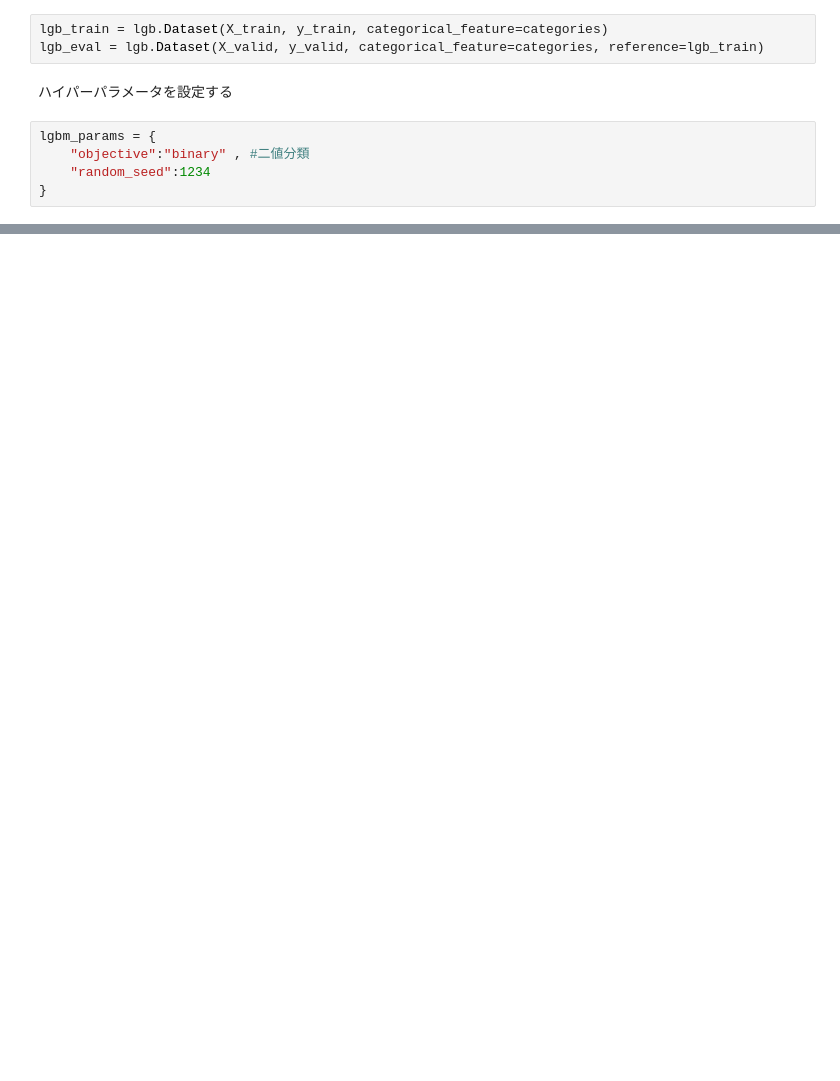
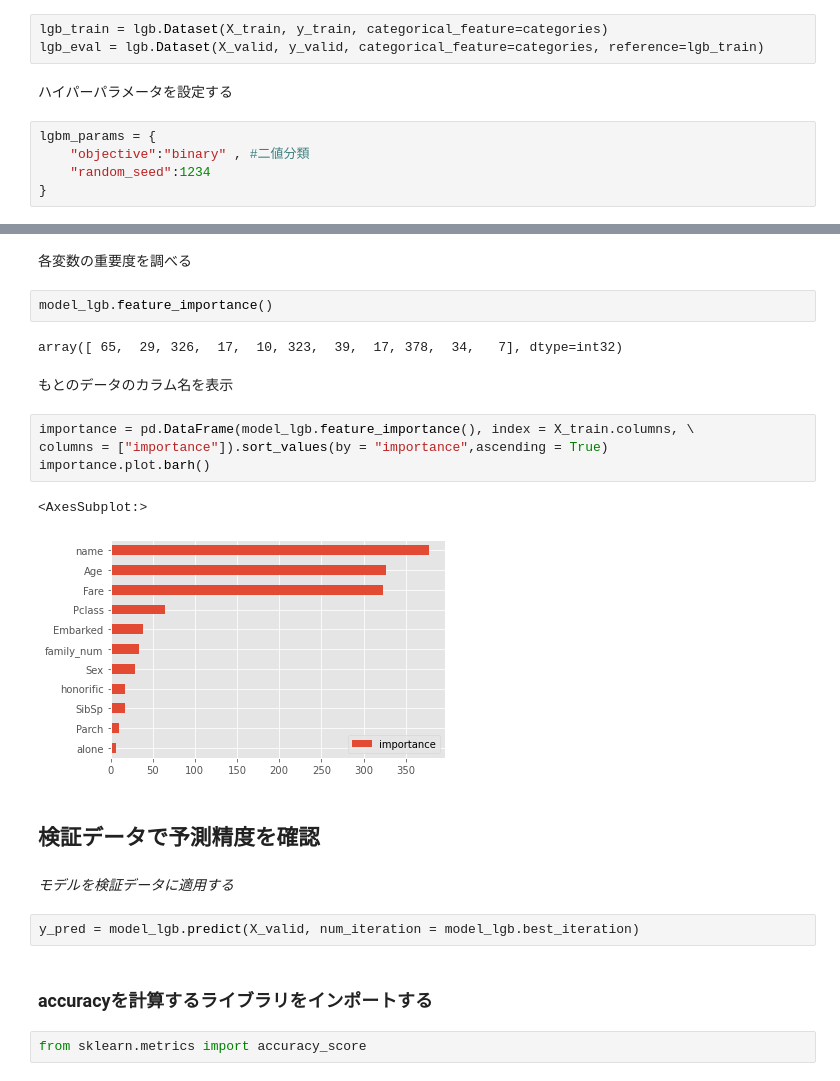
Before and after one commit to ayakamori0702/titanic, a Jupyter notebook: titanic.ipynb, the cells around one changed output, grey strips where cells are left out. Saved outputs shown, nothing was run; the diff lists cells and outputs as text; blank space fills up the shorter version.

Commit message:
accuracy

```diff
--- a/titanic.ipynb
+++ b/titanic.ipynb
@@ -689,3 +697,28 @@ Training until validation scores don't improve for 20 rounds
 [LightGBM] [Warning] No further splits with positive gain, best gain: -inf
 Early stopping, best iteration is:
 [45]    valid_0's binary_logloss: 0.354321
+# %% [markdown]
+各変数の重要度を調べる
+# %%
+model_lgb.feature_importance()
+# %% [output]
+array([ 65,  29, 326,  17,  10, 323,  39,  17, 378,  34,   7], dtype=int32)
+# %% [markdown]
+もとのデータのカラム名を表示
+# %%
+importance = pd.DataFrame(model_lgb.feature_importance(), index = X_train.columns, \
+columns = ["importance"]).sort_values(by = "importance",ascending = True)
+importance.plot.barh()
+# %% [output]
+<AxesSubplot:>
+[figure, added]
+# %% [markdown]
+## 検証データで予測精度を確認
+# %% [markdown]
+*モデルを検証データに適用する*
+# %%
+y_pred = model_lgb.predict(X_valid, num_iteration = model_lgb.best_iteration)
+# %% [markdown]
+### accuracyを計算するライブラリをインポートする
+# %%
+from sklearn.metrics import accuracy_score
```
Also changed, not shown: parts of 20 cells of this notebook, 1 other file.
